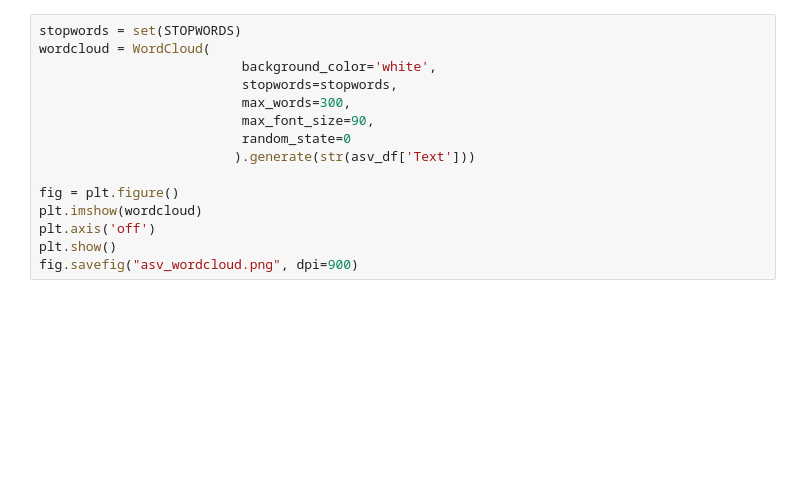
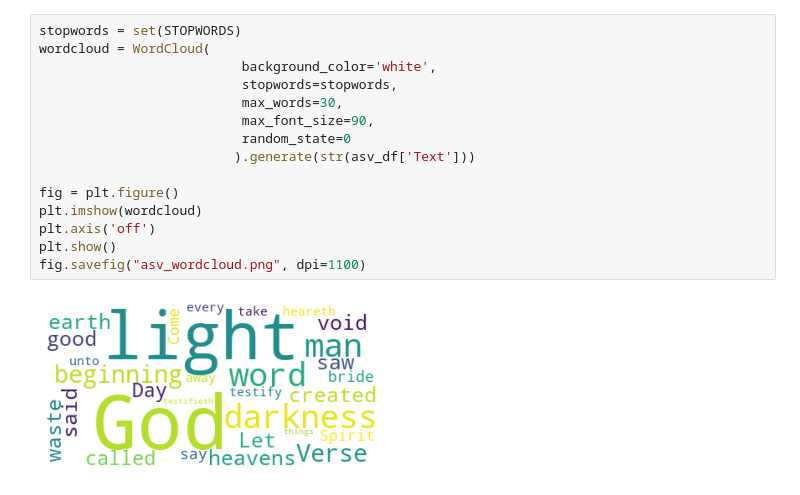
Before and after one commit to mrness/NLP_Bible, a Jupyter notebook: NLP_bible.ipynb, the cells around one changed output. Drawn from its saved outputs; the diff is of its cells as text; blank space fills up the shorter version.

```diff
--- a/NLP_bible.ipynb
+++ b/NLP_bible.ipynb
@@ -99,18 +154,20 @@ enq_sent_plot = av_sent_enq_noindex_binned.plot(x="index", y=["average_sentiment
 # %%
 stopwords = set(STOPWORDS)
 wordcloud = WordCloud(
                           background_color='white',
                           stopwords=stopwords,
-                          max_words=300,
+                          max_words=30,
                           max_font_size=90,
                           random_state=0
                          ).generate(str(asv_df['Text']))
 
 fig = plt.figure()
 plt.imshow(wordcloud)
 plt.axis('off')
 plt.show()
-fig.savefig("asv_wordcloud.png", dpi=900)
+fig.savefig("asv_wordcloud.png", dpi=1100)
+# %% [output]
+[figure, added]
 # %%
 stopwords = set(STOPWORDS)
 wordcloud = WordCloud(
```
Also changed, not shown: parts of 31 cells of this notebook, 4 other files.
